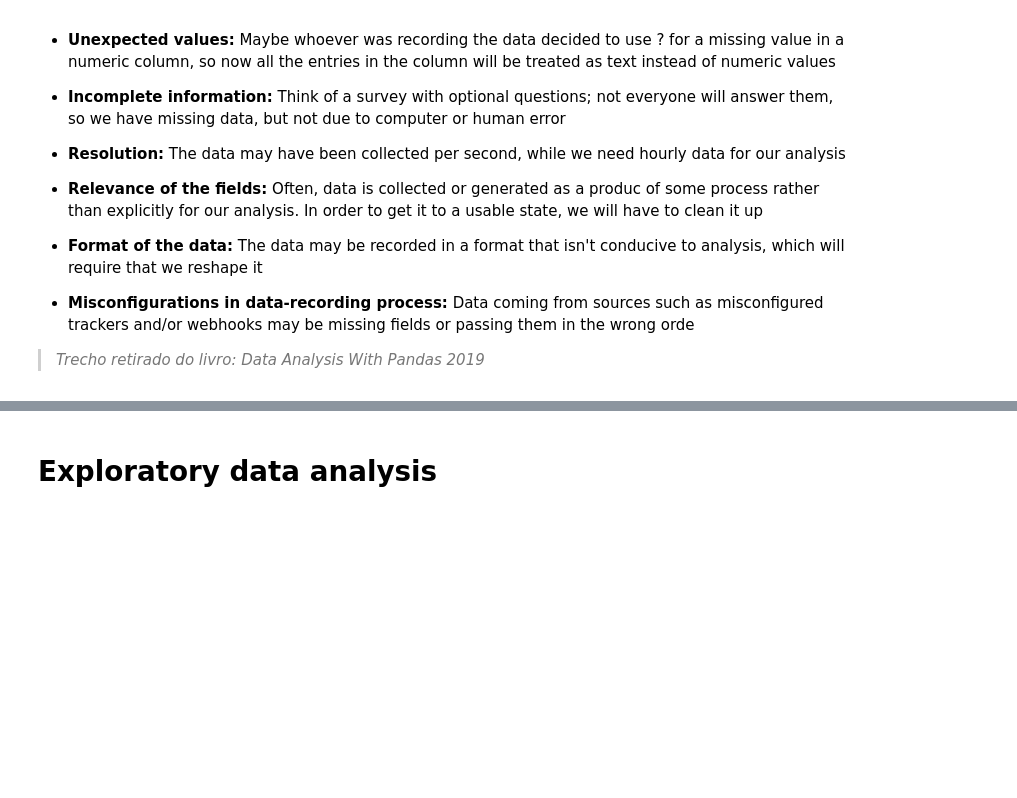
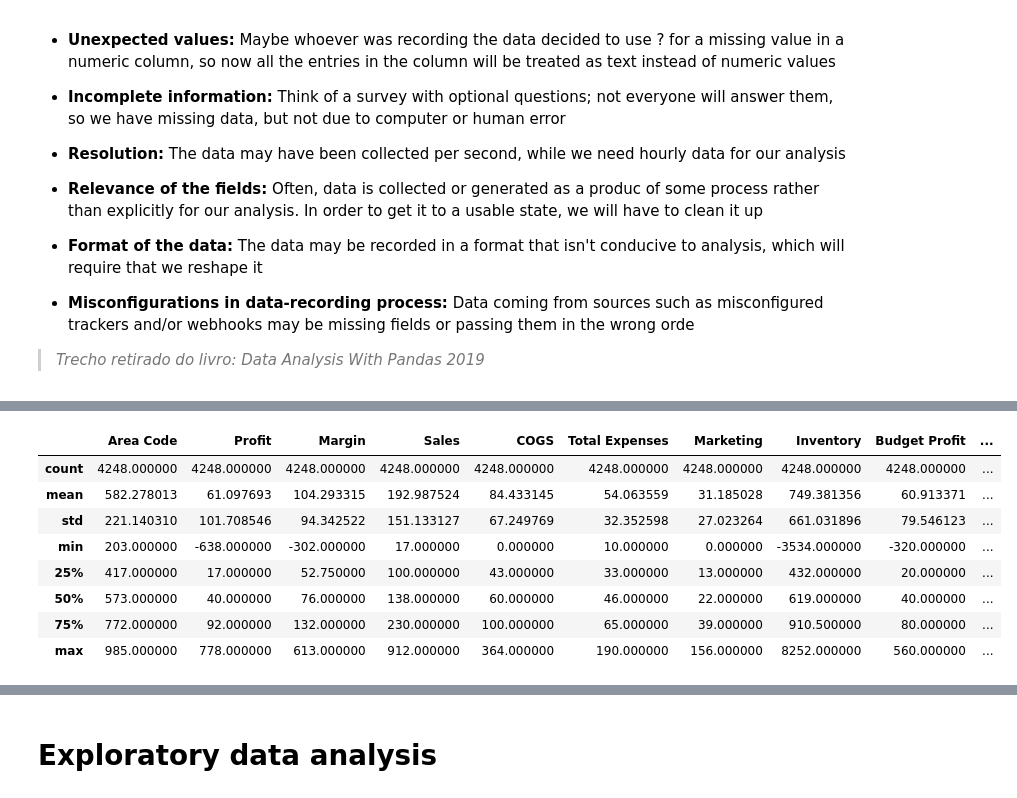
Before and after one commit to FranciniSantana/data-analysis-python-FreeCodeCamp, a Jupyter notebook: Projeto_|_US_Stores_Sales.ipynb, the cells around one changed output, grey strips where cells are left out. Cells and saved outputs as stored; diff of their text form; code cells hidden in the pictures; blank space fills up the shorter version.

```diff
--- a/Projeto_|_US_Stores_Sales.ipynb
+++ b/Projeto_|_US_Stores_Sales.ipynb
@@ -44,7 +44,7 @@ drive.mount('/content/drive')
 # %% [output]
 Mounted at /content/drive
 # %%
-df = pd.read_csv('/content/drive/MyDrive/Bases/sales.csv') #usando uma função do pandas consigo ler esse arquivo de exemplo que subi no meu drive
+df = pd.read_csv('/content/drive/MyDrive/Bases/sales.csv',parse_dates = True) #usando uma função do pandas consigo ler esse arquivo de exemplo que subi no meu drive
 # %%
 df
 # %% [output]
@@ -90,0 +111,12 @@ df
+# %%
+df.describe() #checando as estatísticas descritiva de cada coluna
+# %% [output]
+|  | Area Code | Profit | Margin | Sales | COGS | Total Expenses | Marketing | Inventory | Budget Profit | ... |
+| count | 4248.000000 | 4248.000000 | 4248.000000 | 4248.000000 | 4248.000000 | 4248.000000 | 4248.000000 | 4248.000000 | 4248.000000 | ... |
+| mean | 582.278013 | 61.097693 | 104.293315 | 192.987524 | 84.433145 | 54.063559 | 31.185028 | 749.381356 | 60.913371 | ... |
+| std | 221.140310 | 101.708546 | 94.342522 | 151.133127 | 67.249769 | 32.352598 | 27.023264 | 661.031896 | 79.546123 | ... |
+| min | 203.000000 | -638.000000 | -302.000000 | 17.000000 | 0.000000 | 10.000000 | 0.000000 | -3534.000000 | -320.000000 | ... |
+| 25% | 417.000000 | 17.000000 | 52.750000 | 100.000000 | 43.000000 | 33.000000 | 13.000000 | 432.000000 | 20.000000 | ... |
+| 50% | 573.000000 | 40.000000 | 76.000000 | 138.000000 | 60.000000 | 46.000000 | 22.000000 | 619.000000 | 40.000000 | ... |
+| 75% | 772.000000 | 92.000000 | 132.000000 | 230.000000 | 100.000000 | 65.000000 | 39.000000 | 910.500000 | 80.000000 | ... |
+| max | 985.000000 | 778.000000 | 613.000000 | 912.000000 | 364.000000 | 190.000000 | 156.000000 | 8252.000000 | 560.000000 | ... |
```
Also changed, not shown: parts of 9 cells of this notebook.
